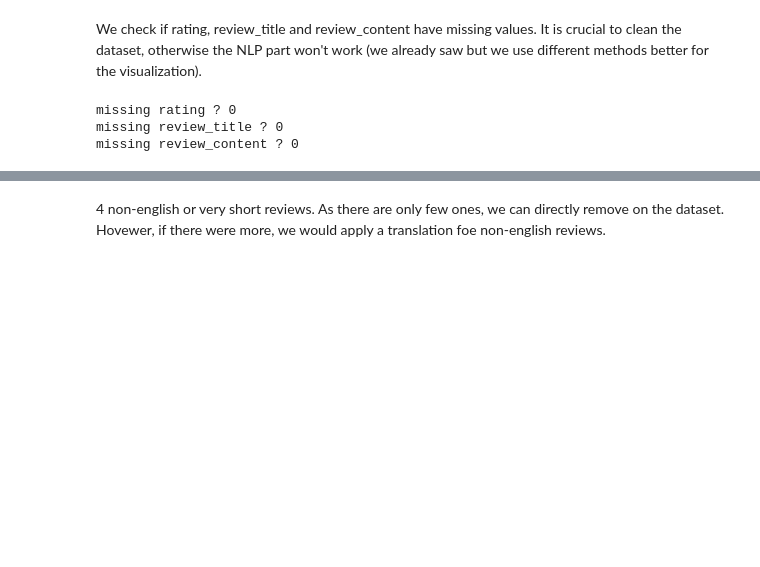
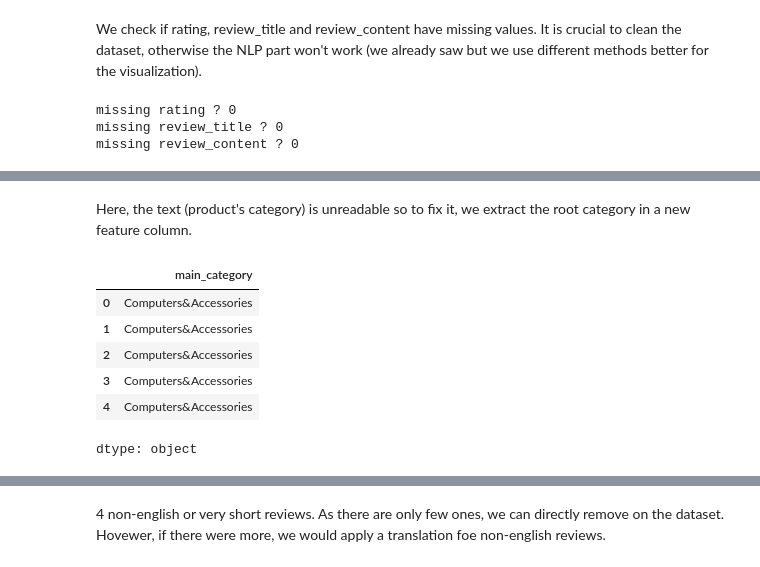
Before and after one commit to LeJ-04/amazon-products-rating-ml-project, a Jupyter notebook: ProjetML.ipynb, the cells around one changed output, grey strips where cells are left out. Cells and saved outputs as stored; diff of their text form; code cells hidden in the pictures; blank space fills up the shorter version.

```diff
--- a/ProjetML.ipynb
+++ b/ProjetML.ipynb
@@ -119,0 +245,2 @@ missing review_content ? 0
+# %%
+data.dropna(subset=['rating', 'review_content', 'review_title'], inplace=True)
@@ -119,0 +271,13 @@ missing review_content ? 0
+# %% [markdown]
+Here, the text (product's category) is unreadable so to fix it, we extract the root category in a new feature column.
+# %%
+data['main_category'] = data['category'].astype(str).str.split('|').str[0]
+data.main_category.head()
+# %% [output]
+|  | main_category |
+| 0 | Computers&Accessories |
+| 1 | Computers&Accessories |
+| 2 | Computers&Accessories |
+| 3 | Computers&Accessories |
+| 4 | Computers&Accessories |
+dtype: object
```
Also changed, not shown: parts of 60 cells of this notebook.
